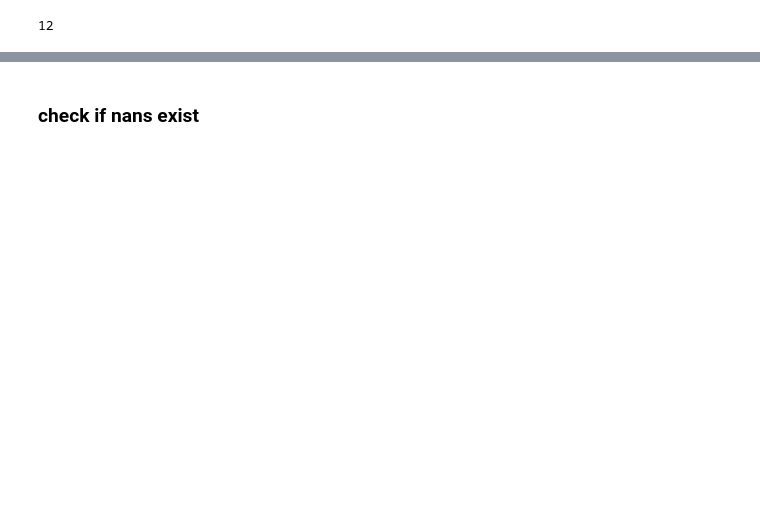
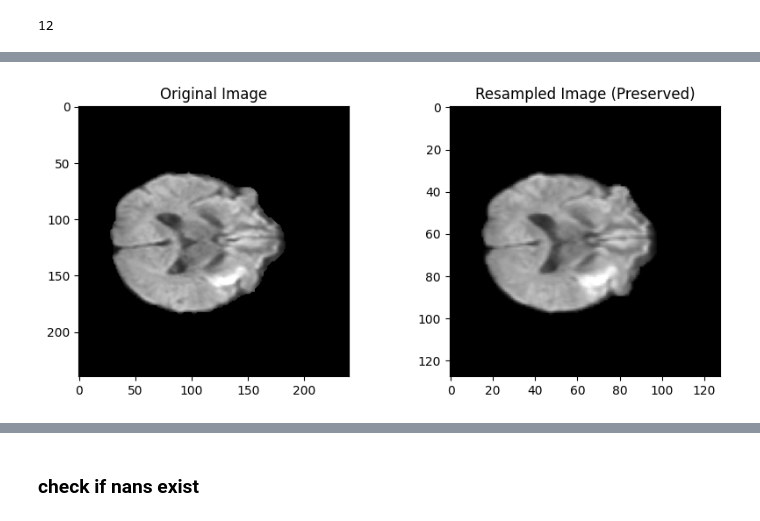
Before and after one commit to buehlpa/berne-cohort-data-pipeline, a Jupyter notebook: 5_0_0_Image_and_tab_creation.ipynb, the cells around one changed output, grey strips where cells are left out. Cells and saved outputs as stored; diff of their text form; code cells hidden in the pictures; blank space fills up the shorter version.

```diff
--- a/5_0_0_Image_and_tab_creation.ipynb
+++ b/5_0_0_Image_and_tab_creation.ipynb
@@ -187,0 +210,44 @@ if not os.path.exists(SUBSELECTION_PATH):
+# %%
+import torchio as tio
+import nibabel as nib
+import numpy as np
+import matplotlib.pyplot as plt
+
+downsample_shape = (128, 128, 28)
+subselection = 'dwi_bet_normalized'
+
+# Load the first NIfTI file in the subselection list
+path = all_processed_nifti_filtered[subselection][0]
+nifti_img = nib.load(path)
+img = nifti_img.get_fdata()
+affine = nifti_img.affine  # Get the affine matrix
+
+# Ensure the shape is (D, H, W) and add a channel dim for TorchIO (C, D, H, W)
+image_tensor = img[np.newaxis, ...]  # Shape: (1, D, H, W)
+
+# Convert image to a TorchIO Subject with proper metadata
+subject = tio.Subject(
+    image=tio.ScalarImage(tensor=image_tensor, affine=affine)  # Preserve affine matrix
+)
+
+# Use `tio.Resize` instead of `tio.Resample` (Resample expects physical spacing)
+resample = tio.Resize(downsample_shape)
+
+# Apply resizing
+resampled_subject = resample(subject)
+resized_numpy = resampled_subject['image'].numpy().squeeze()  # Remove channel dim
+
+# ✅ Display a single slice (middle slice in axial view)
+plt.figure(figsize=(10, 4))
+
+plt.subplot(1, 2, 1)
+plt.imshow(img[:, :, img.shape[2] // 2], cmap='gray')
+plt.title("Original Image")
+
+plt.subplot(1, 2, 2)
+plt.imshow(resized_numpy[:, :, resized_numpy.shape[2] // 2], cmap='gray')
+plt.title("Resampled Image (Preserved)")
+
+plt.show()
+# %% [output]
+[figure, added]
```
Also changed, not shown: parts of 18 cells of this notebook, 1 other file.
